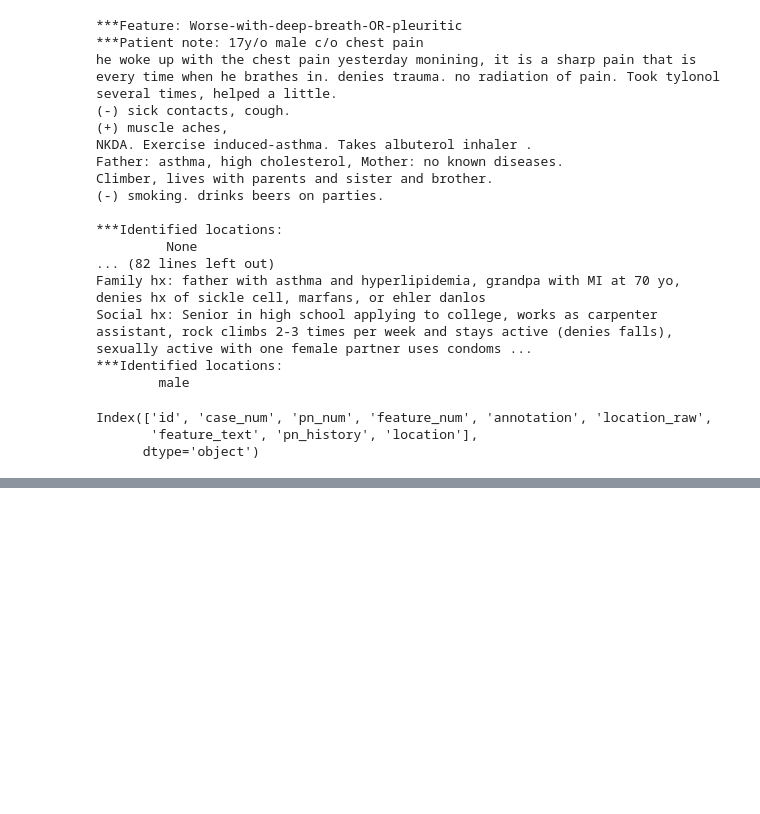
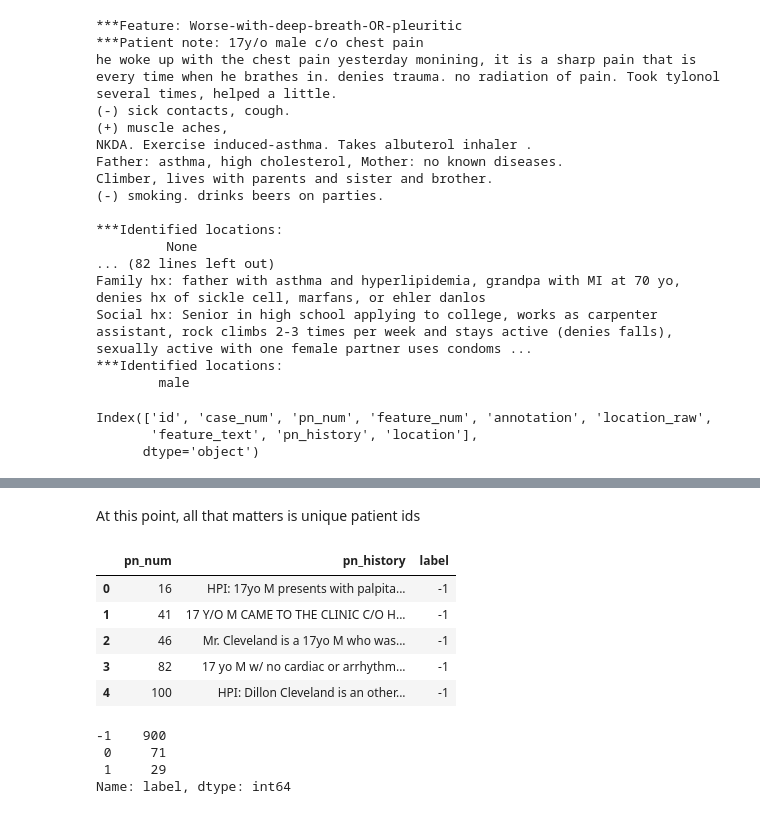
Before and after one commit to naveace/nbme_comp, a Jupyter notebook: src/project/experiments/DataCleaning_Evan.ipynb, the cells around one changed output, grey strips where cells are left out. Cells and saved outputs as stored; diff of their text form; code cells hidden in the pictures; blank space fills up the shorter version.

Commit message:
Got to point where I need embeddings and finished all clenaing

```diff
--- a/src/project/experiments/DataCleaning_Evan.ipynb
+++ b/src/project/experiments/DataCleaning_Evan.ipynb
@@ -1278,0 +1288,4 @@ Index(['id', 'case_num', 'pn_num', 'feature_num', 'annotation', 'location_raw',
+# %%
+train = get_clean_train_data()
+myalglias_data = train.query('feature_text == "Myalgias"')  # Manual inspection of features.csv shows this is the only way the feature comes up
+print(train.info())
@@ -1278,0 +1318,8 @@ Index(['id', 'case_num', 'pn_num', 'feature_num', 'annotation', 'location_raw',
+# %%
+for _, df in train.copy().groupby('pn_num'):
+    SHOULD_HAVE_MYALGIAS = 'Myalgias' in  df['feature_text'].unique()
+    DOES_HAVE_MYALGIAS = False
+    if SHOULD_HAVE_MYALGIAS and len(df.query('feature_text == "Myalgias"')['location'].iloc[0]) > 0:
+        DOES_HAVE_MYALGIAS = True
+    train.loc[df.index, 'should_have_myalgias'] = SHOULD_HAVE_MYALGIAS
+    train.loc[df.index, 'does_have_myalgias'] = DOES_HAVE_MYALGIAS
@@ -1278,0 +1347,28 @@ Index(['id', 'case_num', 'pn_num', 'feature_num', 'annotation', 'location_raw',
+# %%
+def get_label(row: pd.Series):
+    if not row['should_have_myalgias']:
+        return -1
+    elif not row['does_have_myalgias']:
+        return 0
+    else:
+        return 1
+train['label'] = train.apply(get_label, axis=1)
+# %% [markdown]
+At this point, all that matters is unique patient ids
+# %%
+train = train.drop_duplicates(subset=['pn_num']).reset_index(drop=True)[['pn_num', 'pn_history', 'label']]
+train.head()
+# %% [output]
+|  | pn_num | pn_history | label |
+| 0 | 16 | HPI: 17yo M presents with palpita... | -1 |
+| 1 | 41 | 17 Y/O M CAME TO THE CLINIC C/O H... | -1 |
+| 2 | 46 | Mr. Cleveland is a 17yo M who was... | -1 |
+| 3 | 82 | 17 yo M w/ no cardiac or arrhythm... | -1 |
+| 4 | 100 | HPI: Dillon Cleveland is an other... | -1 |
+# %%
+train.label.value_counts()
+# %% [output]
+-1    900
+ 0     71
+ 1     29
+Name: label, dtype: int64
```
Also changed, not shown: parts of 6 cells of this notebook, 3 other files.
